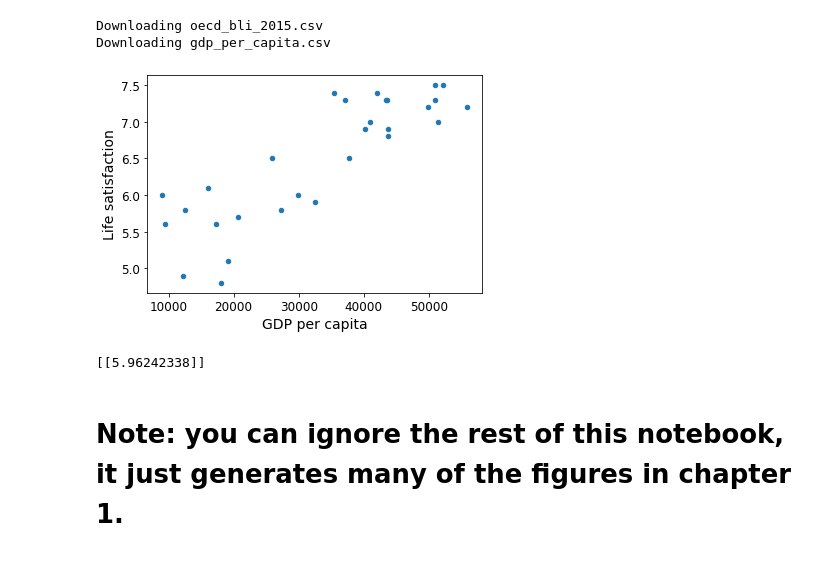
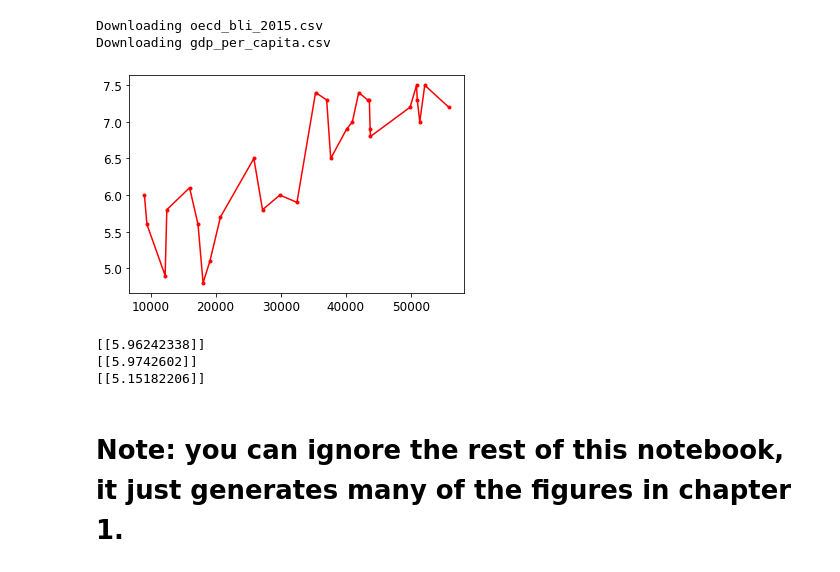
Before and after one commit to romangrothausmann/handson-ml2, a Jupyter notebook: 01_the_machine_learning_landscape.ipynb, the cells around one changed output. Saved outputs shown, nothing was run; the diff lists cells and outputs as text; code cells hidden in the pictures.

Commit message:
connecting lines plot

```diff
--- a/01_the_machine_learning_landscape.ipynb
+++ b/01_the_machine_learning_landscape.ipynb
@@ -61,36 +61,43 @@ Downloading gdp_per_capita.csv
 # %%
 # Code example
 import matplotlib.pyplot as plt
 import numpy as np
 import pandas as pd
 import sklearn.linear_model
 
 # Load the data
 oecd_bli = pd.read_csv(datapath + "oecd_bli_2015.csv", thousands=',')
 gdp_per_capita = pd.read_csv(datapath + "gdp_per_capita.csv",thousands=',',delimiter='\t',
                              encoding='latin1', na_values="n/a")
 
 # Prepare the data
 country_stats = prepare_country_stats(oecd_bli, gdp_per_capita)
 X = np.c_[country_stats["GDP per capita"]]
 y = np.c_[country_stats["Life satisfaction"]]
 
 # Visualize the data
-country_stats.plot(kind='scatter', x="GDP per capita", y='Life satisfaction')
+#country_stats.plot('.r-', kind='scatter', x="GDP per capita", y='Life satisfaction')
+plt.plot(X,y,'.r-')
 plt.show()
 
 # Select a linear model
 model = sklearn.linear_model.LinearRegression()
 
 # Train the model
 model.fit(X, y)
 
 # Make a prediction for Cyprus
 X_new = [[22587]]  # Cyprus' GDP per capita
 print(model.predict(X_new)) # outputs [[ 5.96242338]]
+X_new = [[22828]]  # Malta's GDP per capita
+print(model.predict(X_new))
+X_new = [[6083]]  # Columbia's GDP per capita
+print(model.predict(X_new))
 # %% [output]
-[figure, old version]
+[figure, new version]
 [[5.96242338]]
+[[5.9742602]]
+[[5.15182206]]
 # %% [markdown]
 # Note: you can ignore the rest of this notebook, it just generates many of the figures in chapter 1.
 # %% [markdown]
```
Also changed, not shown: parts of 1 cell of this notebook.
